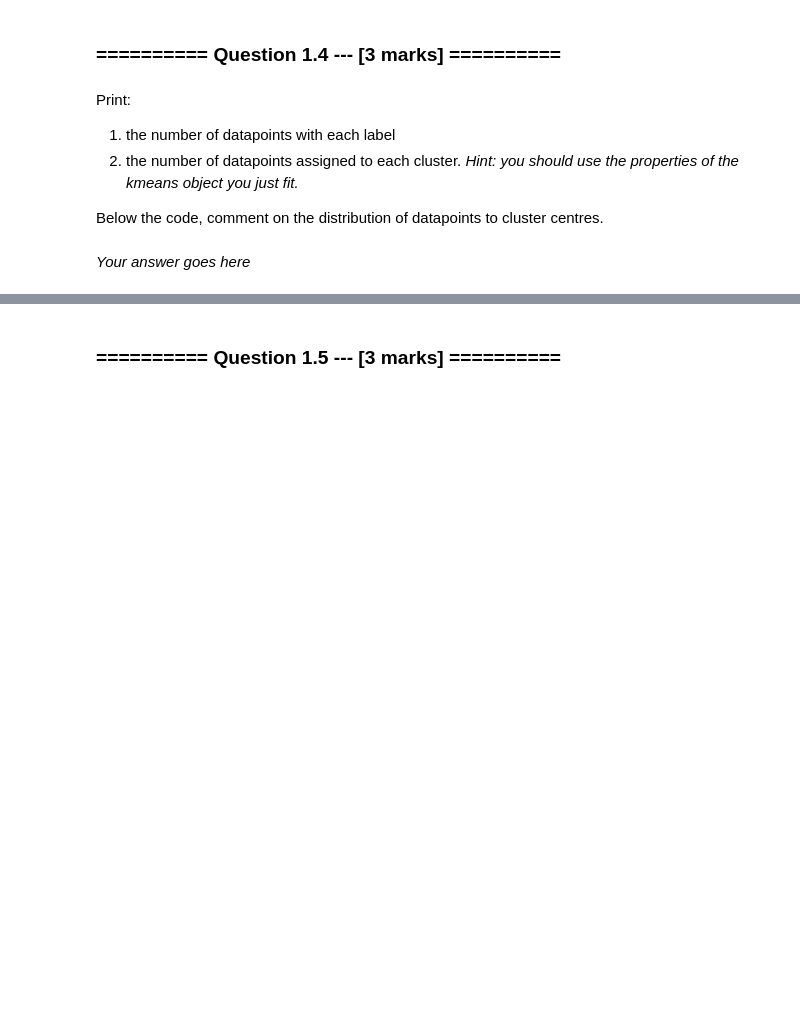
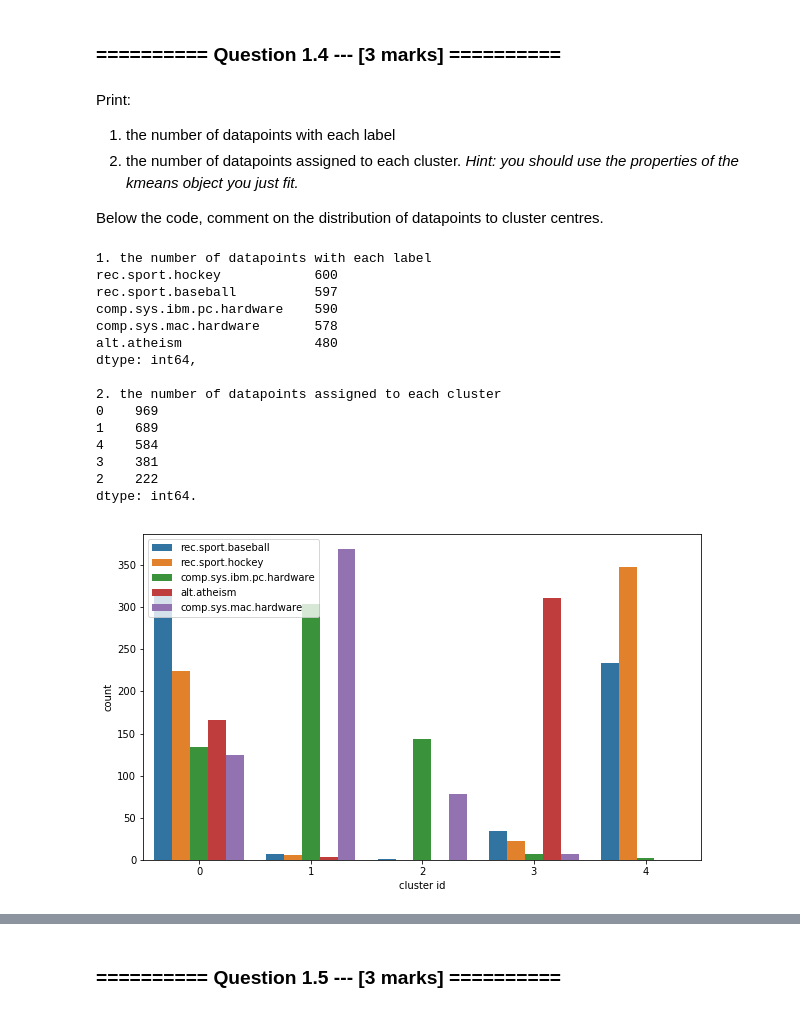
Before and after one commit to ShootingSpace/Machine-learning-practical-with-scikit-learn, a Jupyter notebook: 09_Assignment_4.ipynb, the cells around one changed output, grey strips where cells are left out. Saved outputs shown, nothing was run; the diff lists cells and outputs as text; code cells hidden in the pictures; blank space fills up the shorter version.

```diff
--- a/09_Assignment_4.ipynb
+++ b/09_Assignment_4.ipynb
@@ -224,2 +225,26 @@ Below the code, comment on the distribution of datapoints to cluster centres.
-# %% [markdown]
-*Your answer goes here*
+# %%
+# Your code goes here
+print('1. the number of datapoints with each label\n{}, \n\n2. the number of datapoints assigned to each cluster\n{}.'
+      .format(pd.Series(y).value_counts(),pd.Series(kmeans.labels_).value_counts()))
+
+fig, ax = plt.subplots(figsize=(10,6))
+ax = sns.countplot(x=kmeans.labels_, hue=y, ax=ax)
+plt.xlabel('cluster id')
+plt.show()
+# %% [output]
+1. the number of datapoints with each label
+rec.sport.hockey            600
+rec.sport.baseball          597
+comp.sys.ibm.pc.hardware    590
+comp.sys.mac.hardware       578
+alt.atheism                 480
+dtype: int64,
+
+2. the number of datapoints assigned to each cluster
+0    969
+1    689
+4    584
+3    381
+2    222
+dtype: int64.
+[figure, added]
```
Also changed, not shown: parts of 5 cells of this notebook.
